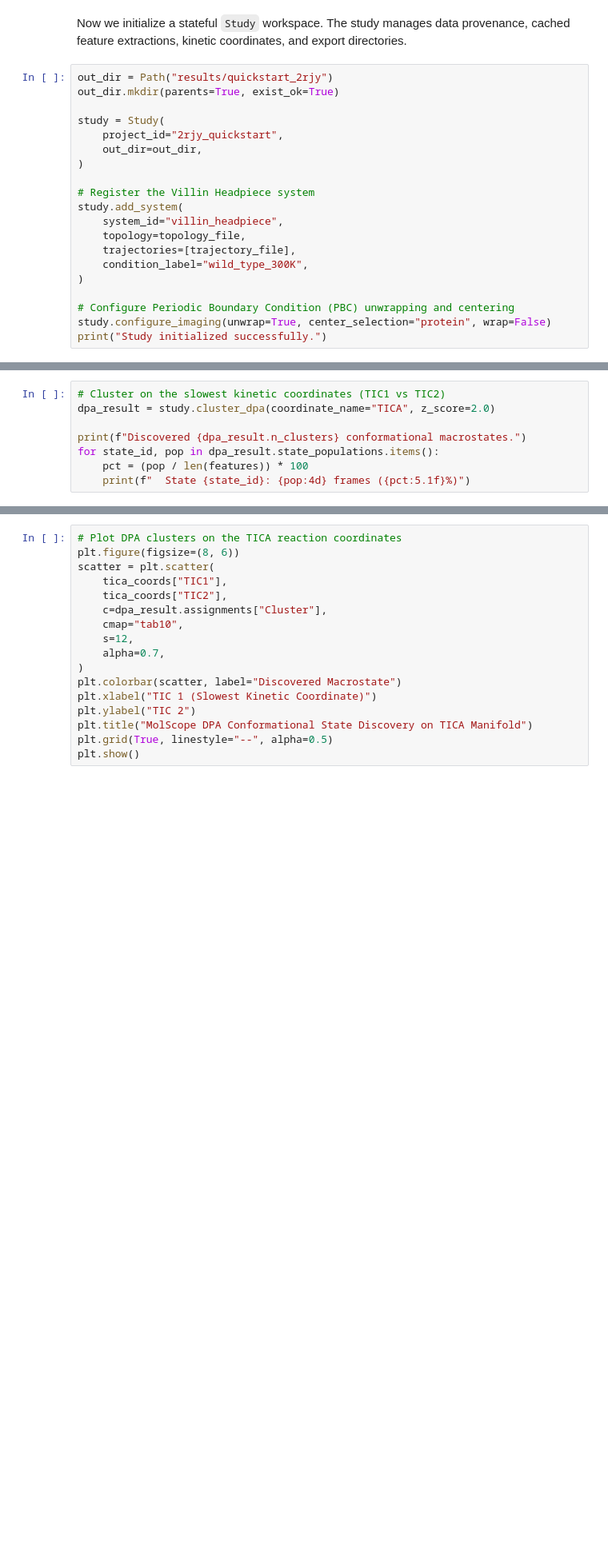
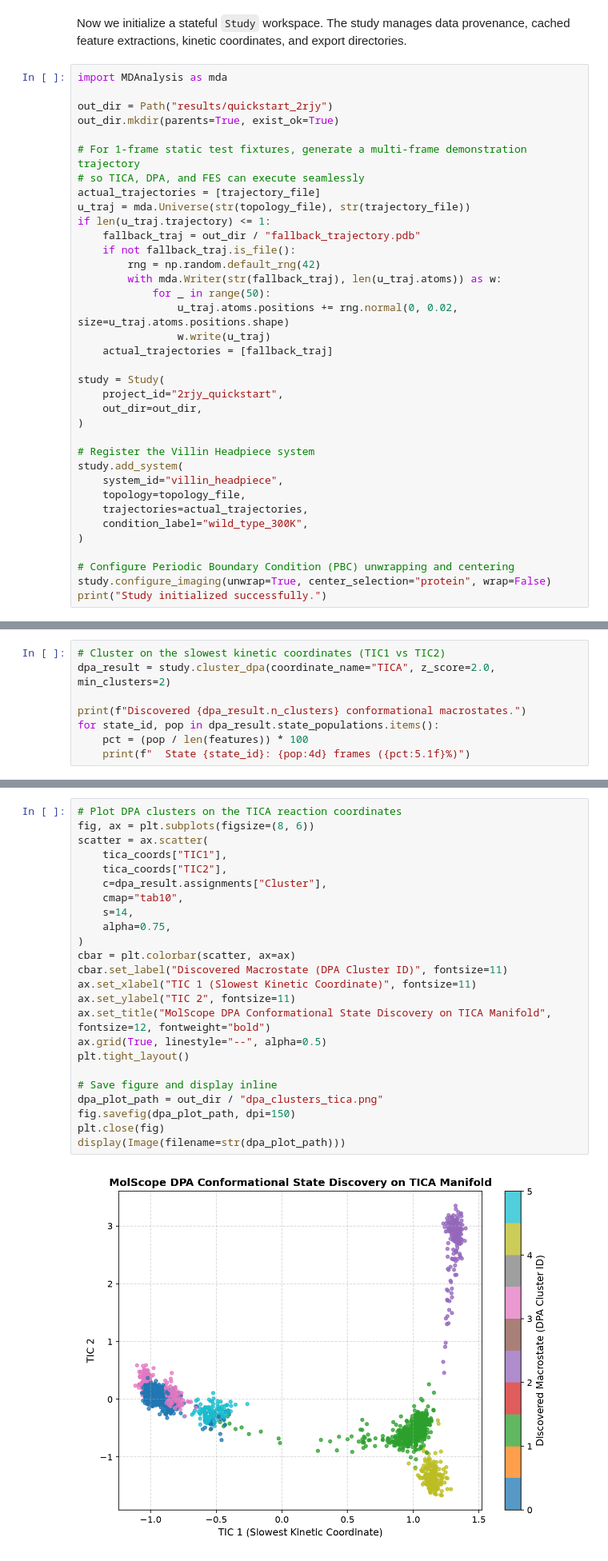
Before and after one commit to N-S8990/molscope, a Jupyter notebook: notebooks/01_Quickstart_Villin_Headpiece.ipynb, the cells around one changed output, grey strips where cells are left out. Shown at 80% size. Saved outputs shown, nothing was run; the diff lists cells and outputs as text; blank space fills up the shorter version.

Commit message:
notebooks: execute 01 Quickstart Villin Headpiece notebook with embedded TICA, DPA, and FES surfaces

```diff
--- a/notebooks/01_Quickstart_Villin_Headpiece.ipynb
+++ b/notebooks/01_Quickstart_Villin_Headpiece.ipynb
@@ -57,8 +80,24 @@ print(f"Trajectory: {trajectory_file}")
 Now we initialize a stateful `Study` workspace.
 The study manages data provenance, cached feature extractions, kinetic coordinates, and export directories.
 # %%
+import MDAnalysis as mda
+
 out_dir = Path("results/quickstart_2rjy")
 out_dir.mkdir(parents=True, exist_ok=True)
+
+# For 1-frame static test fixtures, generate a multi-frame demonstration trajectory
+# so TICA, DPA, and FES can execute seamlessly
+actual_trajectories = [trajectory_file]
+u_traj = mda.Universe(str(topology_file), str(trajectory_file))
+if len(u_traj.trajectory) <= 1:
+    fallback_traj = out_dir / "fallback_trajectory.pdb"
+    if not fallback_traj.is_file():
+        rng = np.random.default_rng(42)
+        with mda.Writer(str(fallback_traj), len(u_traj.atoms)) as w:
+            for _ in range(50):
+                u_traj.atoms.positions += rng.normal(0, 0.02, size=u_traj.atoms.positions.shape)
+                w.write(u_traj)
+    actual_trajectories = [fallback_traj]
 
 study = Study(
     project_id="2rjy_quickstart",
@@ -69,7 +108,7 @@ study = Study(
 study.add_system(
     system_id="villin_headpiece",
     topology=topology_file,
-    trajectories=[trajectory_file],
+    trajectories=actual_trajectories,
     condition_label="wild_type_300K",
 )
 
@@ -146,7 +215,7 @@ MolScope employs **Density Peak Advanced (DPA)** clustering directly on the TICA
 DPA automatically finds high-density free energy basins ($\rho$) and saddle-point barriers ($\delta$) **without requiring the user to specify an arbitrary number of clusters ($k$)**.
 # %%
 # Cluster on the slowest kinetic coordinates (TIC1 vs TIC2)
-dpa_result = study.cluster_dpa(coordinate_name="TICA", z_score=2.0)
+dpa_result = study.cluster_dpa(coordinate_name="TICA", z_score=2.0, min_clusters=2)
 
 print(f"Discovered {dpa_result.n_clusters} conformational macrostates.")
 for state_id, pop in dpa_result.state_populations.items():
@@ -155,20 +232,29 @@ for state_id, pop in dpa_result.state_populations.items():
 # %%
 # Plot DPA clusters on the TICA reaction coordinates
-plt.figure(figsize=(8, 6))
-scatter = plt.scatter(
+fig, ax = plt.subplots(figsize=(8, 6))
+scatter = ax.scatter(
     tica_coords["TIC1"],
     tica_coords["TIC2"],
     c=dpa_result.assignments["Cluster"],
     cmap="tab10",
-    s=12,
-    alpha=0.7,
+    s=14,
+    alpha=0.75,
 )
-plt.colorbar(scatter, label="Discovered Macrostate")
-plt.xlabel("TIC 1 (Slowest Kinetic Coordinate)")
-plt.ylabel("TIC 2")
-plt.title("MolScope DPA Conformational State Discovery on TICA Manifold")
-plt.grid(True, linestyle="--", alpha=0.5)
-plt.show()
+cbar = plt.colorbar(scatter, ax=ax)
+cbar.set_label("Discovered Macrostate (DPA Cluster ID)", fontsize=11)
+ax.set_xlabel("TIC 1 (Slowest Kinetic Coordinate)", fontsize=11)
+ax.set_ylabel("TIC 2", fontsize=11)
+ax.set_title("MolScope DPA Conformational State Discovery on TICA Manifold", fontsize=12, fontweight="bold")
+ax.grid(True, linestyle="--", alpha=0.5)
+plt.tight_layout()
+
+# Save figure and display inline
+dpa_plot_path = out_dir / "dpa_clusters_tica.png"
+fig.savefig(dpa_plot_path, dpi=150)
+plt.close(fig)
+display(Image(filename=str(dpa_plot_path)))
+# %% [output]
+[figure, added]
 # %% [markdown]
 ## 6. 2D Free Energy Surface (FES) Landscape
 
```
Also changed, not shown: parts of 11 cells of this notebook.
